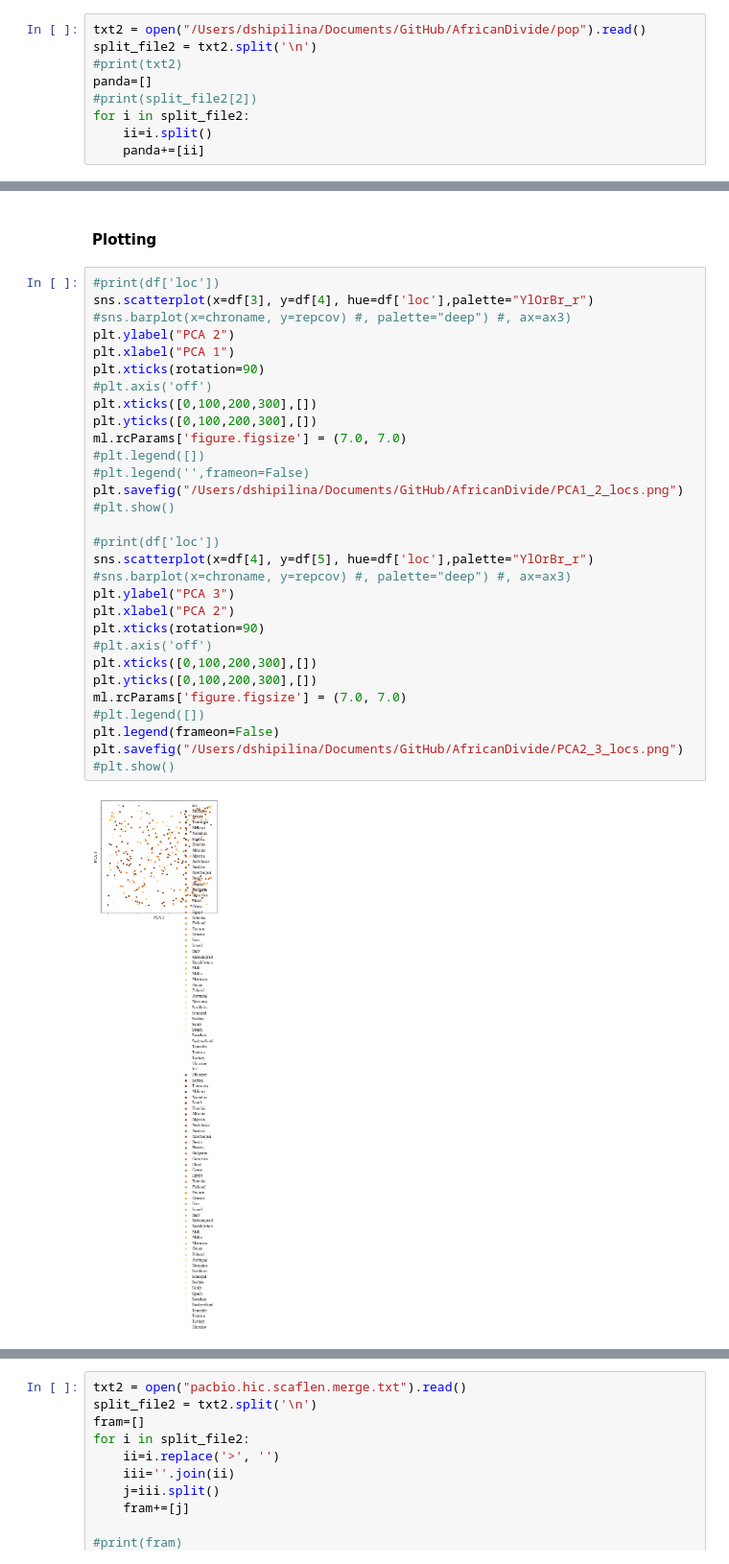
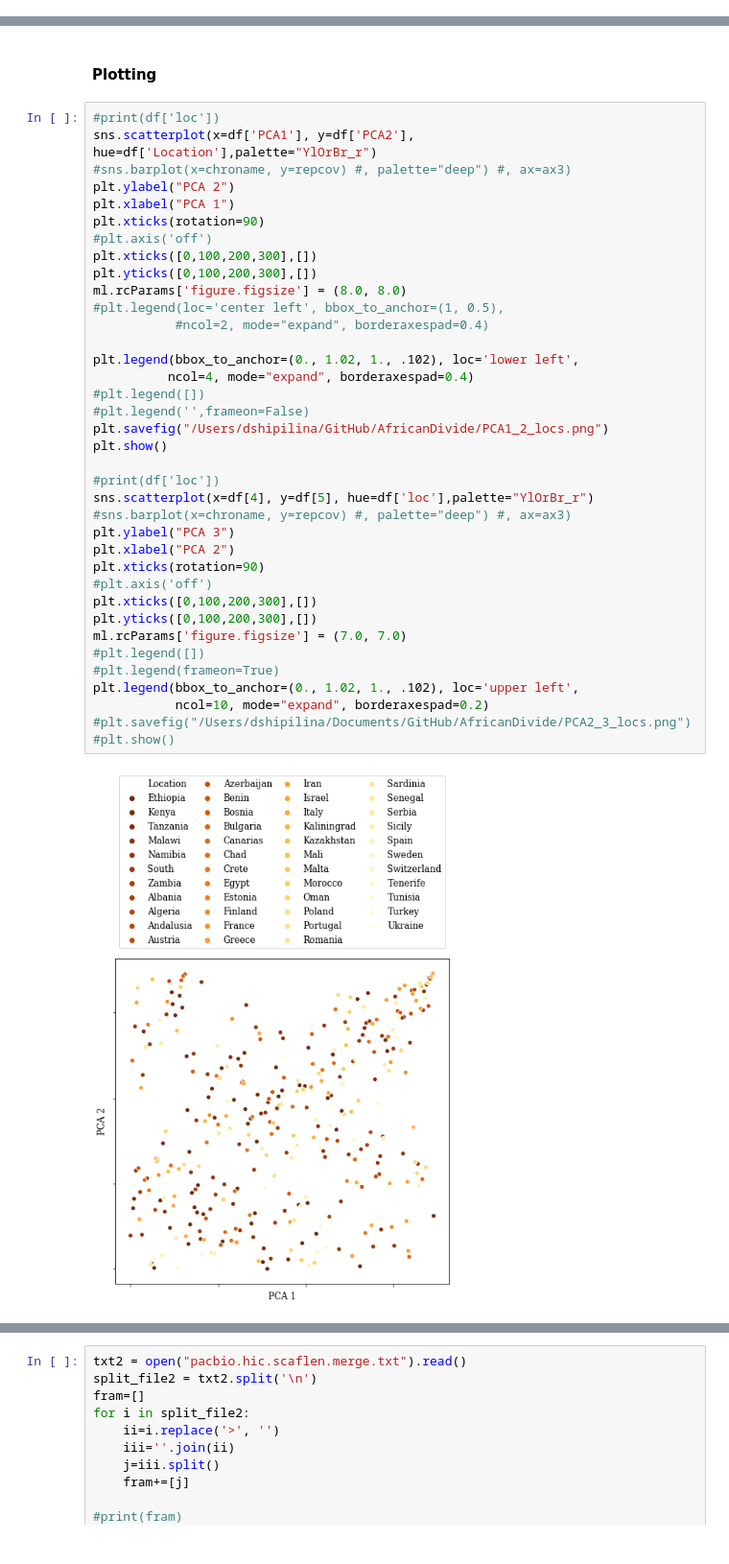
Before and after one commit to DaSh-bash/AfricanDivide, a Jupyter notebook: AfricanDivideAnalysis.ipynb, the cells around one changed output, grey strips where cells are left out. Shown at 96% size. Drawn from its saved outputs; the diff is of its cells as text.

```diff
--- a/AfricanDivideAnalysis.ipynb
+++ b/AfricanDivideAnalysis.ipynb
@@ -57,9 +24,0 @@ df = pd.concat([df2,df],axis=1)
-# %%
-txt2 = open("/Users/dshipilina/Documents/GitHub/AfricanDivide/pop").read()
-split_file2 = txt2.split('\n')
-#print(txt2)
-panda=[]
-#print(split_file2[2])
-for i in split_file2:
-    ii=i.split()
-    panda+=[ii]
@@ -67,33 +93,40 @@ for i in split_file2:
 #### Plotting
 # %%
 #print(df['loc'])
-sns.scatterplot(x=df[3], y=df[4], hue=df['loc'],palette="YlOrBr_r")
+sns.scatterplot(x=df['PCA1'], y=df['PCA2'], hue=df['Location'],palette="YlOrBr_r")
 #sns.barplot(x=chroname, y=repcov) #, palette="deep") #, ax=ax3)
 plt.ylabel("PCA 2")
 plt.xlabel("PCA 1")
 plt.xticks(rotation=90)
 #plt.axis('off')
 plt.xticks([0,100,200,300],[])
 plt.yticks([0,100,200,300],[])
-ml.rcParams['figure.figsize'] = (7.0, 7.0)
+ml.rcParams['figure.figsize'] = (8.0, 8.0)
+#plt.legend(loc='center left', bbox_to_anchor=(1, 0.5),
+           #ncol=2, mode="expand", borderaxespad=0.4)
+
+plt.legend(bbox_to_anchor=(0., 1.02, 1., .102), loc='lower left',
+          ncol=4, mode="expand", borderaxespad=0.4)
 #plt.legend([])
 #plt.legend('',frameon=False)
-plt.savefig("/Users/dshipilina/Documents/GitHub/AfricanDivide/PCA1_2_locs.png")
-#plt.show()
+plt.savefig("/Users/dshipilina/GitHub/AfricanDivide/PCA1_2_locs.png")
+plt.show()
 
 #print(df['loc'])
 sns.scatterplot(x=df[4], y=df[5], hue=df['loc'],palette="YlOrBr_r")
 #sns.barplot(x=chroname, y=repcov) #, palette="deep") #, ax=ax3)
 plt.ylabel("PCA 3")
 plt.xlabel("PCA 2")
 plt.xticks(rotation=90)
 #plt.axis('off')
 plt.xticks([0,100,200,300],[])
 plt.yticks([0,100,200,300],[])
 ml.rcParams['figure.figsize'] = (7.0, 7.0)
 #plt.legend([])
-plt.legend(frameon=False)
-plt.savefig("/Users/dshipilina/Documents/GitHub/AfricanDivide/PCA2_3_locs.png")
+#plt.legend(frameon=True)
+plt.legend(bbox_to_anchor=(0., 1.02, 1., .102), loc='upper left',
+           ncol=10, mode="expand", borderaxespad=0.2)
+#plt.savefig("/Users/dshipilina/Documents/GitHub/AfricanDivide/PCA2_3_locs.png")
 #plt.show()
 # %% [output]
-[figure, old version]
+[figure, new version]
```
Also changed, not shown: parts of 8 cells of this notebook, 3 other files.
